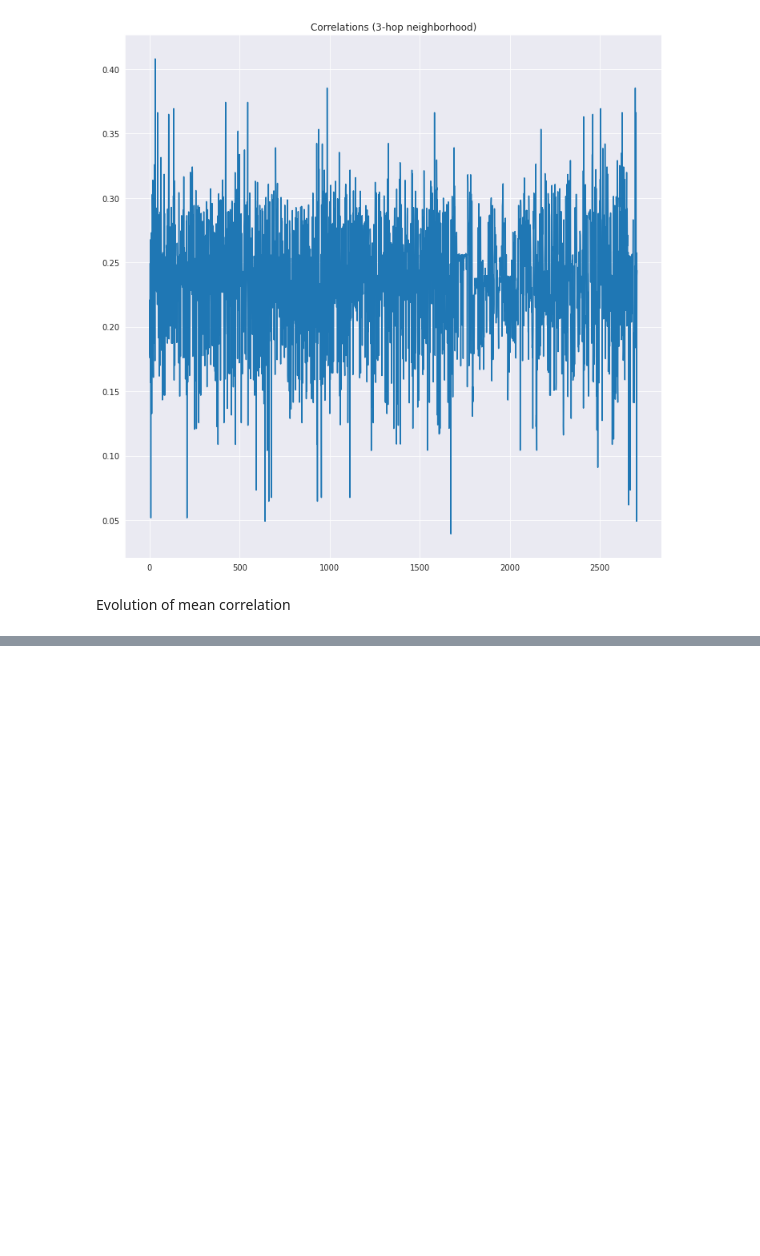
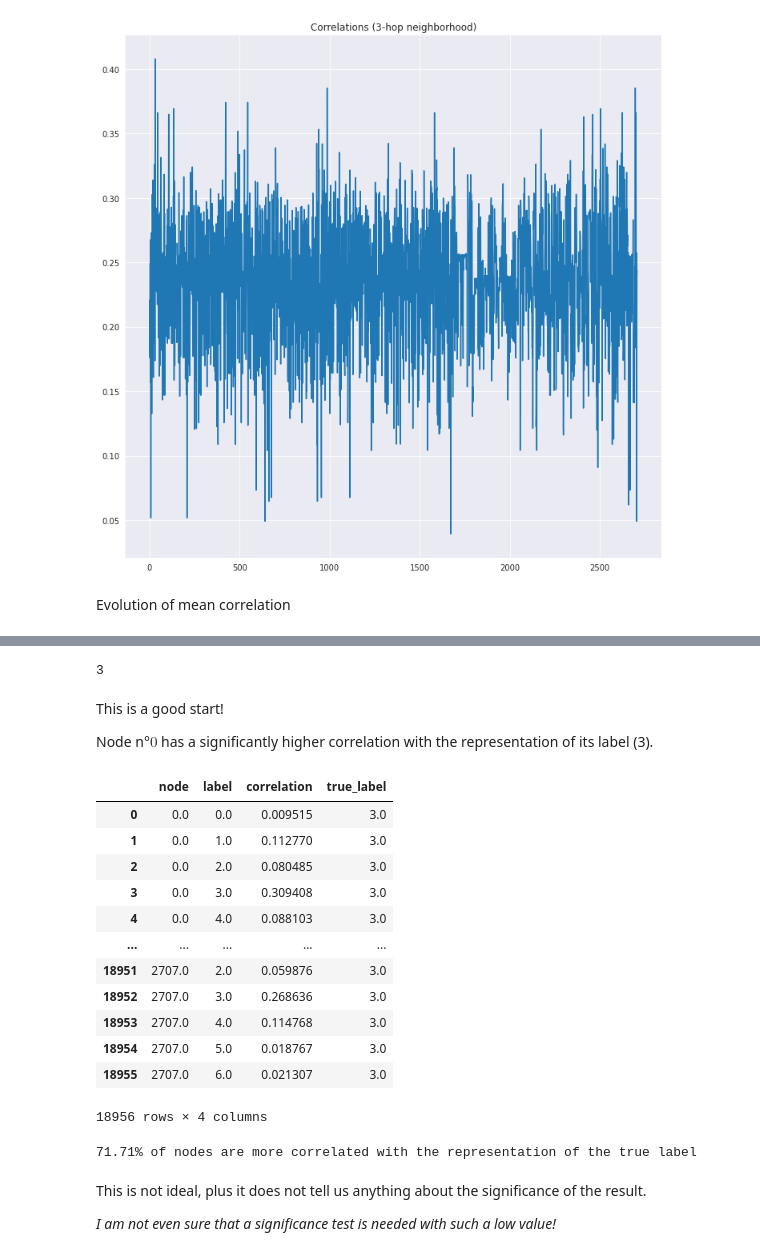
Before and after one commit to achrafash/gnn-receptive-fields, a Jupyter notebook: 00_cora_analysis.ipynb, the cells around one changed output, grey strips where cells are left out. Saved outputs shown, nothing was run; the diff lists cells and outputs as text; code cells hidden in the pictures; blank space fills up the shorter version.

```diff
--- a/00_cora_analysis.ipynb
+++ b/00_cora_analysis.ipynb
@@ -580,0 +603,8 @@ Todo:
+# %%
+G.y[0].item()
+# %% [output]
+3
+# %% [markdown]
+This is a good start!
+
+Node n°$0$ has a significantly higher correlation with the representation of its label (3).
@@ -580,0 +621,16 @@ Todo:
+# %%
+label_correlations
+# %% [output]
+|  | node | label | correlation | true_label |
+| 0 | 0.0 | 0.0 | 0.009515 | 3.0 |
+| 1 | 0.0 | 1.0 | 0.112770 | 3.0 |
+| 2 | 0.0 | 2.0 | 0.080485 | 3.0 |
+| 3 | 0.0 | 3.0 | 0.309408 | 3.0 |
+| 4 | 0.0 | 4.0 | 0.088103 | 3.0 |
+| ... | ... | ... | ... | ... |
+| 18951 | 2707.0 | 2.0 | 0.059876 | 3.0 |
+| 18952 | 2707.0 | 3.0 | 0.268636 | 3.0 |
+| 18953 | 2707.0 | 4.0 | 0.114768 | 3.0 |
+| 18954 | 2707.0 | 5.0 | 0.018767 | 3.0 |
+| 18955 | 2707.0 | 6.0 | 0.021307 | 3.0 |
+18956 rows × 4 columns
@@ -580,0 +646,8 @@ Todo:
+# %%
+print(f"{100*correct / G.num_nodes:.2f}% of nodes are more correlated with the representation of the true label")
+# %% [output]
+71.71% of nodes are more correlated with the representation of the true label
+# %% [markdown]
+This is not ideal, plus it does not tell us anything about the significance of the result.
+
+*I am not even sure that a significance test is needed with such a low value!*
```
Also changed, not shown: parts of 22 cells of this notebook.
